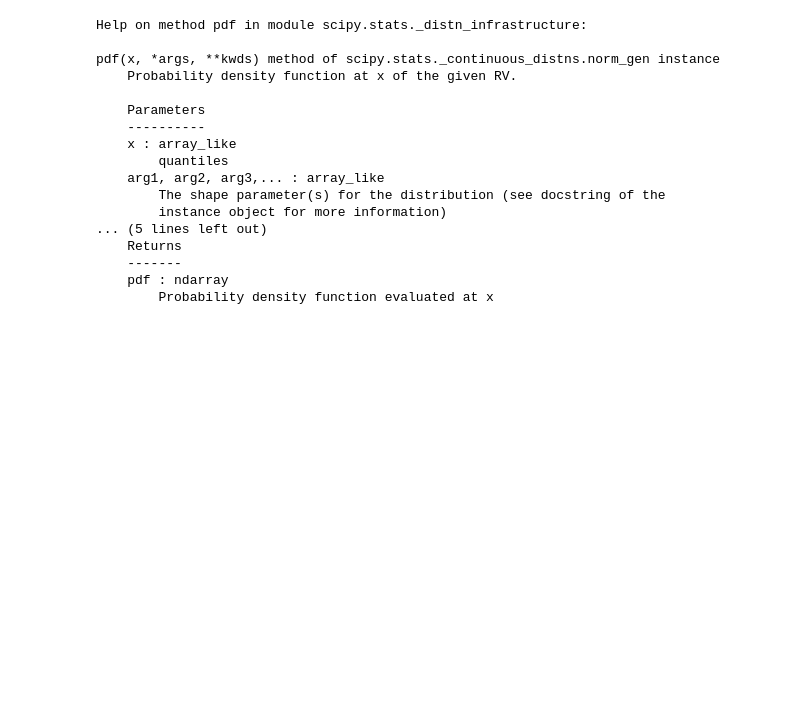
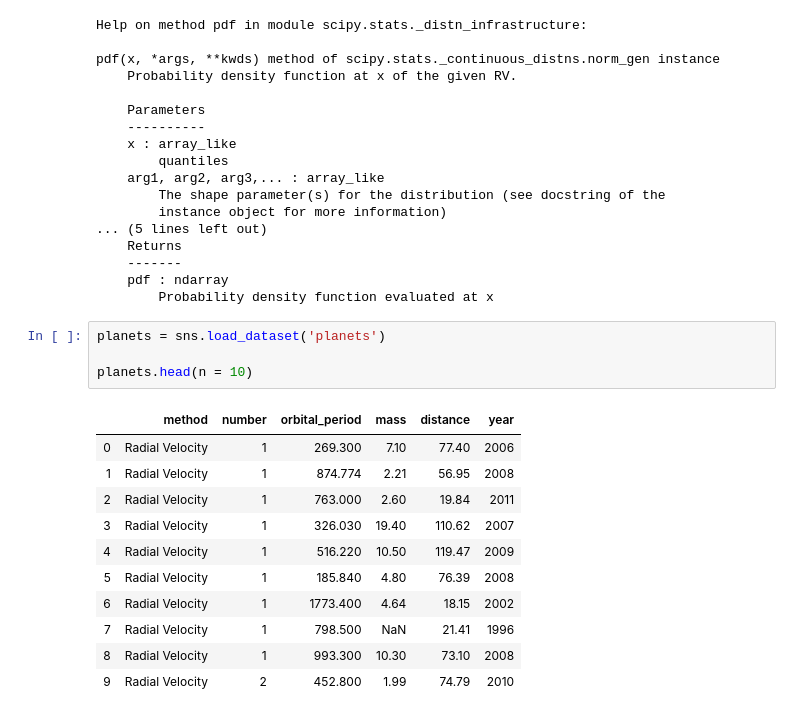
Before and after one commit to QPeiran/PythonStatistics, a Jupyter notebook: hello_ds/seaborn.ipynb, the cells around one changed output. Drawn from its saved outputs; the diff is of its cells as text; blank space fills up the shorter version.

```diff
--- a/hello_ds/seaborn.ipynb
+++ b/hello_ds/seaborn.ipynb
@@ -270,3 +270,19 @@ pdf(x, *args, **kwds) method of scipy.stats._continuous_distns.norm_gen instance
     -------
     pdf : ndarray
         Probability density function evaluated at x
+# %%
+planets = sns.load_dataset('planets')
+
+planets.head(n = 10)
+# %% [output]
+|  | method | number | orbital_period | mass | distance | year |
+| 0 | Radial Velocity | 1 | 269.300 | 7.10 | 77.40 | 2006 |
+| 1 | Radial Velocity | 1 | 874.774 | 2.21 | 56.95 | 2008 |
+| 2 | Radial Velocity | 1 | 763.000 | 2.60 | 19.84 | 2011 |
+| 3 | Radial Velocity | 1 | 326.030 | 19.40 | 110.62 | 2007 |
+| 4 | Radial Velocity | 1 | 516.220 | 10.50 | 119.47 | 2009 |
+| 5 | Radial Velocity | 1 | 185.840 | 4.80 | 76.39 | 2008 |
+| 6 | Radial Velocity | 1 | 1773.400 | 4.64 | 18.15 | 2002 |
+| 7 | Radial Velocity | 1 | 798.500 | NaN | 21.41 | 1996 |
+| 8 | Radial Velocity | 1 | 993.300 | 10.30 | 73.10 | 2008 |
+| 9 | Radial Velocity | 2 | 452.800 | 1.99 | 74.79 | 2010 |
```
Also changed, not shown: parts of 9 cells of this notebook, 1 other file.
